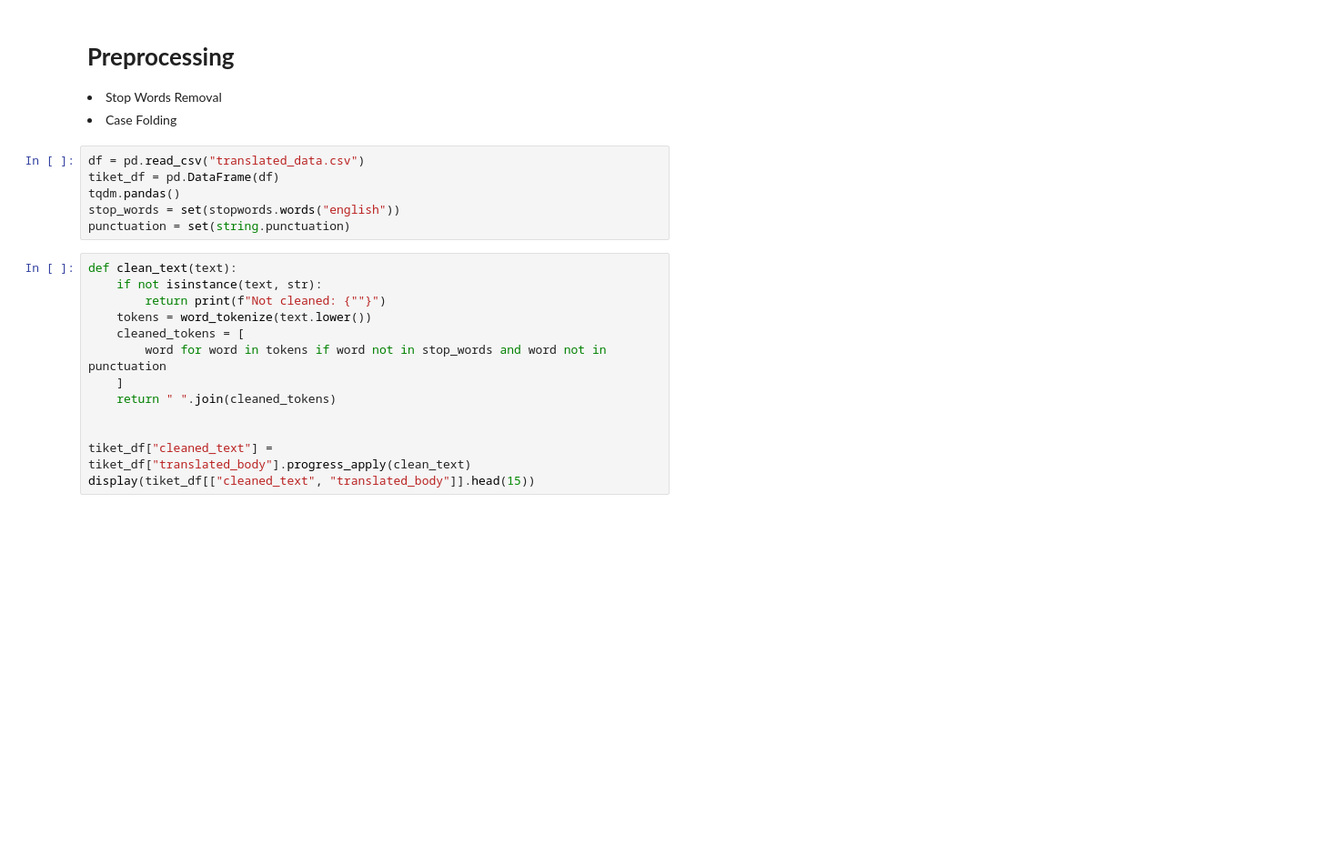
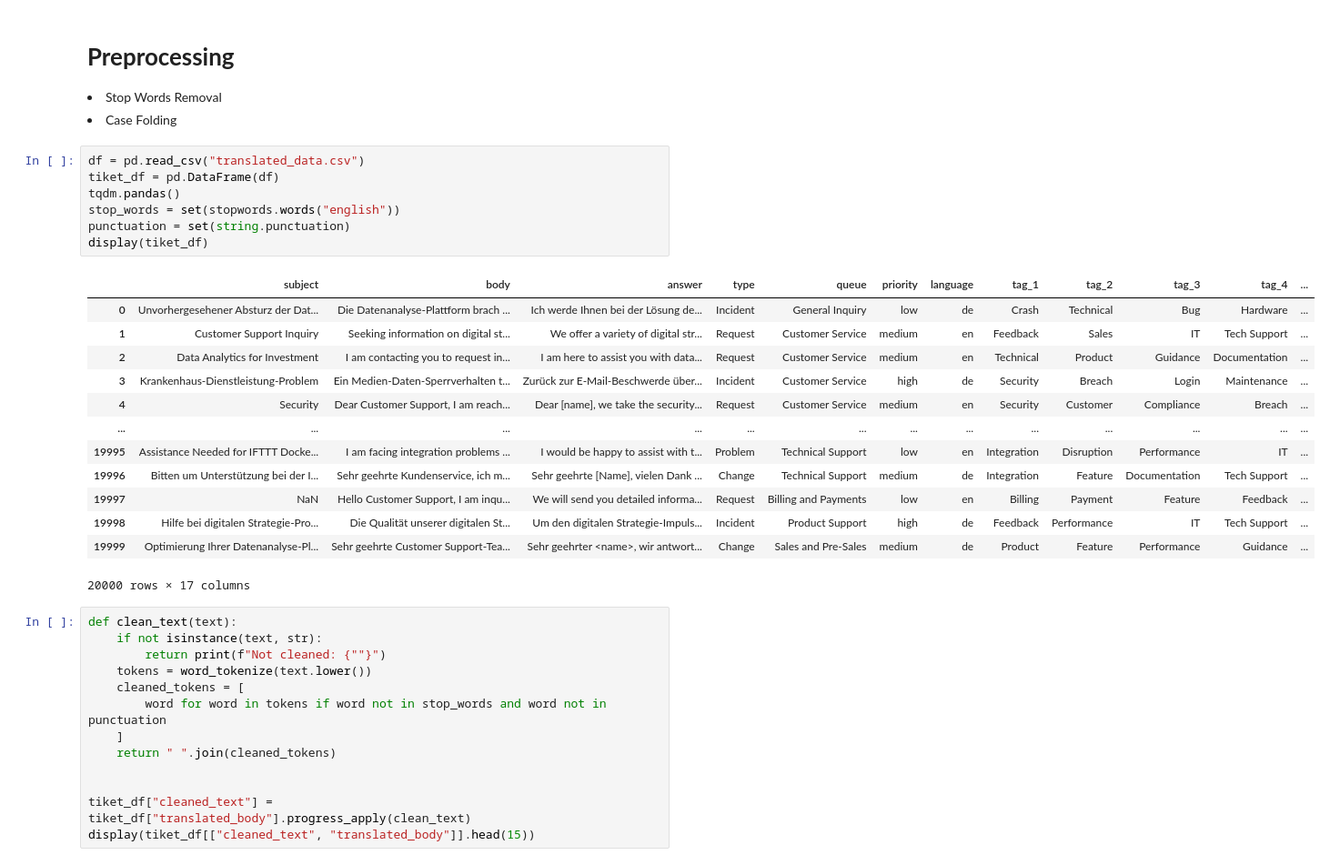
Before and after one commit to apostroef/BERT-TicketIT-Classification, a Jupyter notebook: data-preprocessing.ipynb, the cells around one changed output. Shown: that part at 91% size. Saved outputs shown, nothing was run; the diff lists cells and outputs as text; blank space fills up the shorter version.

Commit message:
add: translate_data-token

```diff
--- a/data-preprocessing.ipynb
+++ b/data-preprocessing.ipynb
@@ -32,9 +33,24 @@ from sklearn.model_selection import train_test_split
 # %%
 df = pd.read_csv("translated_data.csv")
 tiket_df = pd.DataFrame(df)
 tqdm.pandas()
 stop_words = set(stopwords.words("english"))
 punctuation = set(string.punctuation)
+display(tiket_df)
+# %% [output]
+|  | subject | body | answer | type | queue | priority | language | tag_1 | tag_2 | tag_3 | tag_4 | ... |
+| 0 | Unvorhergesehener Absturz der Dat... | Die Datenanalyse-Plattform brach ... | Ich werde Ihnen bei der Lösung de... | Incident | General Inquiry | low | de | Crash | Technical | Bug | Hardware | ... |
+| 1 | Customer Support Inquiry | Seeking information on digital st... | We offer a variety of digital str... | Request | Customer Service | medium | en | Feedback | Sales | IT | Tech Support | ... |
+| 2 | Data Analytics for Investment | I am contacting you to request in... | I am here to assist you with data... | Request | Customer Service | medium | en | Technical | Product | Guidance | Documentation | ... |
+| 3 | Krankenhaus-Dienstleistung-Problem | Ein Medien-Daten-Sperrverhalten t... | Zurück zur E-Mail-Beschwerde über... | Incident | Customer Service | high | de | Security | Breach | Login | Maintenance | ... |
+| 4 | Security | Dear Customer Support, I am reach... | Dear [name], we take the security... | Request | Customer Service | medium | en | Security | Customer | Compliance | Breach | ... |
+| ... | ... | ... | ... | ... | ... | ... | ... | ... | ... | ... | ... | ... |
+| 19995 | Assistance Needed for IFTTT Docke... | I am facing integration problems ... | I would be happy to assist with t... | Problem | Technical Support | low | en | Integration | Disruption | Performance | IT | ... |
+| 19996 | Bitten um Unterstützung bei der I... | Sehr geehrte Kundenservice, ich m... | Sehr geehrte [Name], vielen Dank ... | Change | Technical Support | medium | de | Integration | Feature | Documentation | Tech Support | ... |
+| 19997 | NaN | Hello Customer Support, I am inqu... | We will send you detailed informa... | Request | Billing and Payments | low | en | Billing | Payment | Feature | Feedback | ... |
+| 19998 | Hilfe bei digitalen Strategie-Pro... | Die Qualität unserer digitalen St... | Um den digitalen Strategie-Impuls... | Incident | Product Support | high | de | Feedback | Performance | IT | Tech Support | ... |
+| 19999 | Optimierung Ihrer Datenanalyse-Pl... | Sehr geehrte Customer Support-Tea... | Sehr geehrter <name>, wir antwort... | Change | Sales and Pre-Sales | medium | de | Product | Feature | Performance | Guidance | ... |
+20000 rows × 17 columns
 # %%
 def clean_text(text):
     if not isinstance(text, str):
```
Also changed, not shown: parts of 8 cells of this notebook, 2 other files.
